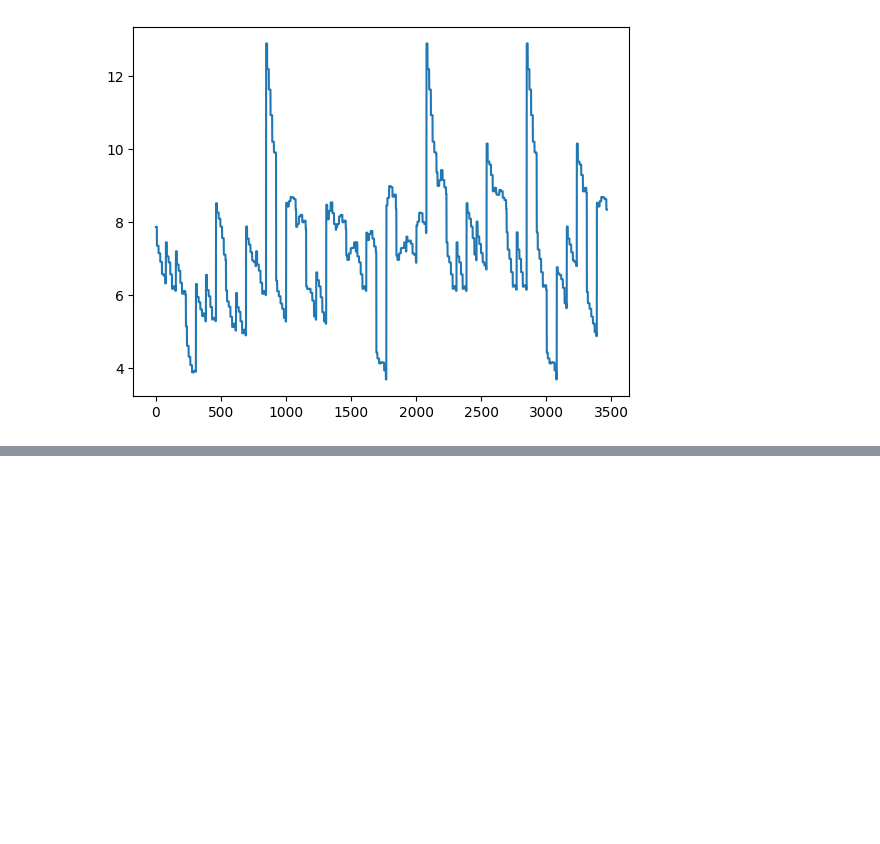
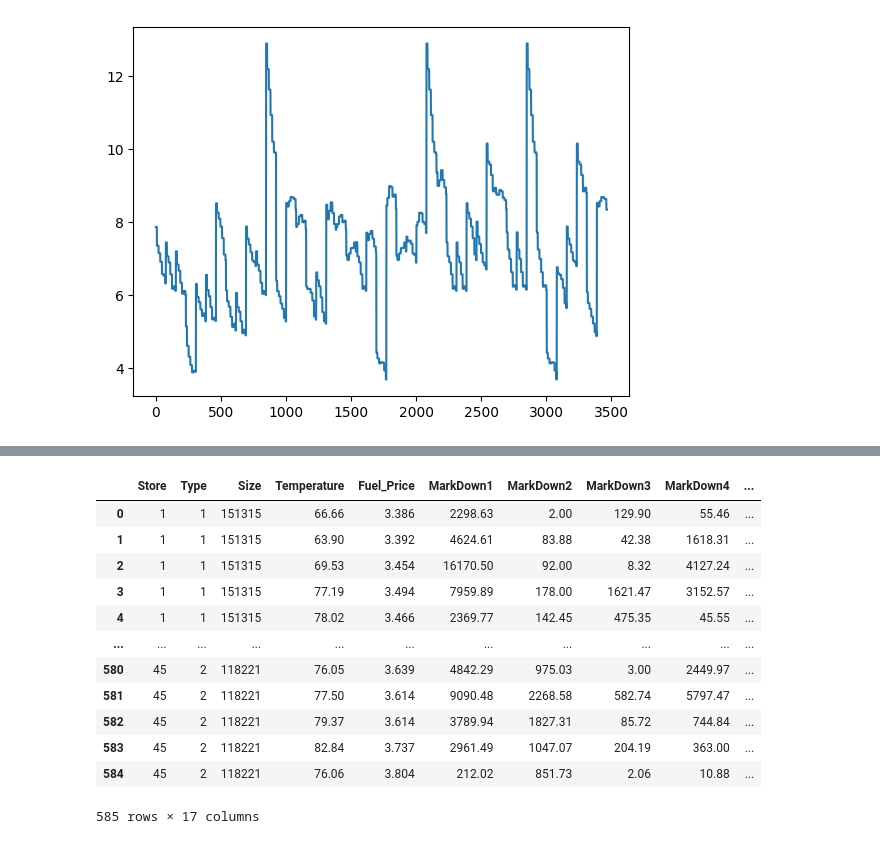
Before and after one commit to Prakash-Kani/Retail-Sales-Prediction, a Jupyter notebook: preprocessing.ipynb, the cells around one changed output, grey strips where cells are left out. Drawn from its saved outputs; the diff is of its cells as text; code cells hidden in the pictures; blank space fills up the shorter version.

```diff
--- a/preprocessing.ipynb
+++ b/preprocessing.ipynb
@@ -564,0 +756,17 @@ plt.show()
+# %%
+cpi_unemp_null_df['Unemployment'] = predicted_unemp
+cpi_unemp_null_df
+# %% [output]
+|  | Store | Type | Size | Temperature | Fuel_Price | MarkDown1 | MarkDown2 | MarkDown3 | MarkDown4 | ... |
+| 0 | 1 | 1 | 151315 | 66.66 | 3.386 | 2298.63 | 2.00 | 129.90 | 55.46 | ... |
+| 1 | 1 | 1 | 151315 | 63.90 | 3.392 | 4624.61 | 83.88 | 42.38 | 1618.31 | ... |
+| 2 | 1 | 1 | 151315 | 69.53 | 3.454 | 16170.50 | 92.00 | 8.32 | 4127.24 | ... |
+| 3 | 1 | 1 | 151315 | 77.19 | 3.494 | 7959.89 | 178.00 | 1621.47 | 3152.57 | ... |
+| 4 | 1 | 1 | 151315 | 78.02 | 3.466 | 2369.77 | 142.45 | 475.35 | 45.55 | ... |
+| ... | ... | ... | ... | ... | ... | ... | ... | ... | ... | ... |
+| 580 | 45 | 2 | 118221 | 76.05 | 3.639 | 4842.29 | 975.03 | 3.00 | 2449.97 | ... |
+| 581 | 45 | 2 | 118221 | 77.50 | 3.614 | 9090.48 | 2268.58 | 582.74 | 5797.47 | ... |
+| 582 | 45 | 2 | 118221 | 79.37 | 3.614 | 3789.94 | 1827.31 | 85.72 | 744.84 | ... |
+| 583 | 45 | 2 | 118221 | 82.84 | 3.737 | 2961.49 | 1047.07 | 204.19 | 363.00 | ... |
+| 584 | 45 | 2 | 118221 | 76.06 | 3.804 | 212.02 | 851.73 | 2.06 | 10.88 | ... |
+585 rows × 17 columns
```
Also changed, not shown: parts of 26 cells of this notebook.
